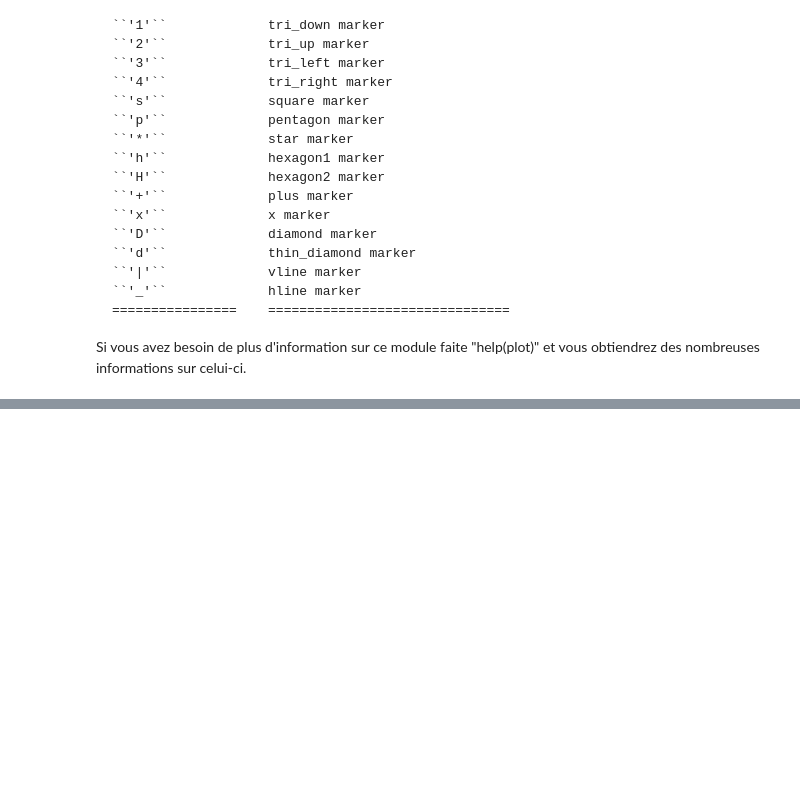
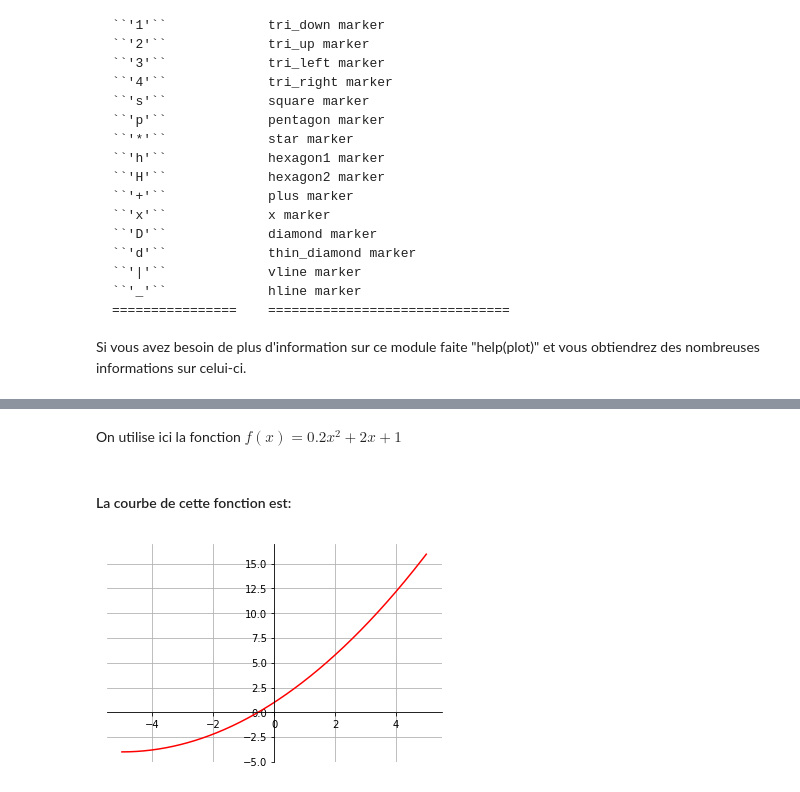
Before and after one commit to Julesargouarch/ISN, a Jupyter notebook: Simulation+Physique+(1)+(1).ipynb, the cells around one changed output, grey strips where cells are left out. Saved outputs shown, nothing was run; the diff lists cells and outputs as text; code cells hidden in the pictures; blank space fills up the shorter version.

```diff
--- a/Simulation+Physique+(1)+(1).ipynb
+++ b/Simulation+Physique+(1)+(1).ipynb
@@ -258,0 +282,29 @@ class int(object)
+# %% [markdown]
+On utilise ici la fonction   \\(  f(x)= 0.2x^2 + 2x + 1\\)
+# %% [markdown]
+#### La courbe de cette fonction est:
+# %%
+from pylab import *
+from scipy import misc
+
+ax = subplot(111)
+
+def fonction(x):
+    return 0.2*x*x+2*x+1
+
+x = arange(-5.0, 5.0, 0.01)
+
+y = fonction(x)
+
+plot(x, y,'r-')
+
+grid(True)
+
+ax.spines['left'].set_position('zero')
+ax.spines['right'].set_color('none')
+ax.spines['bottom'].set_position('zero')
+ax.spines['top'].set_color('none')
+
+show()
+# %% [output]
+[figure, added]
```
Also changed, not shown: parts of 20 cells of this notebook.
